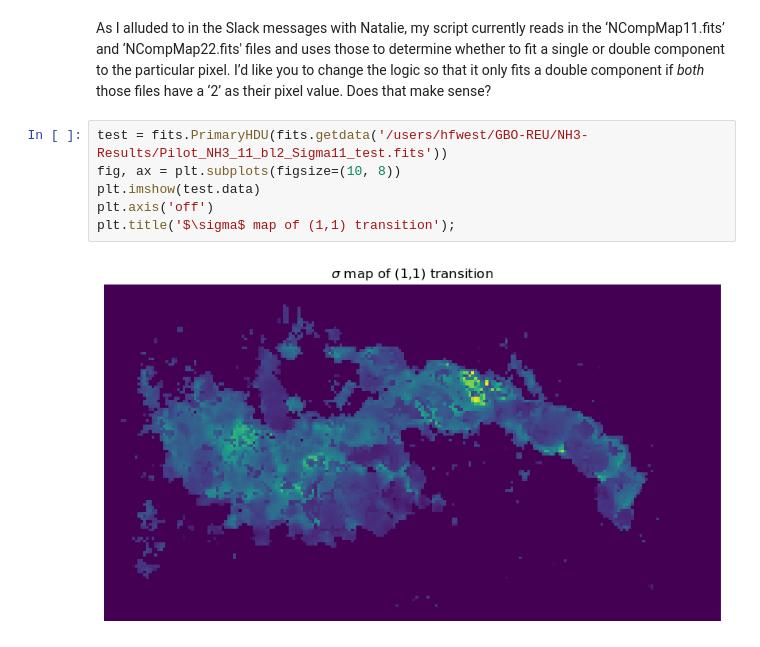
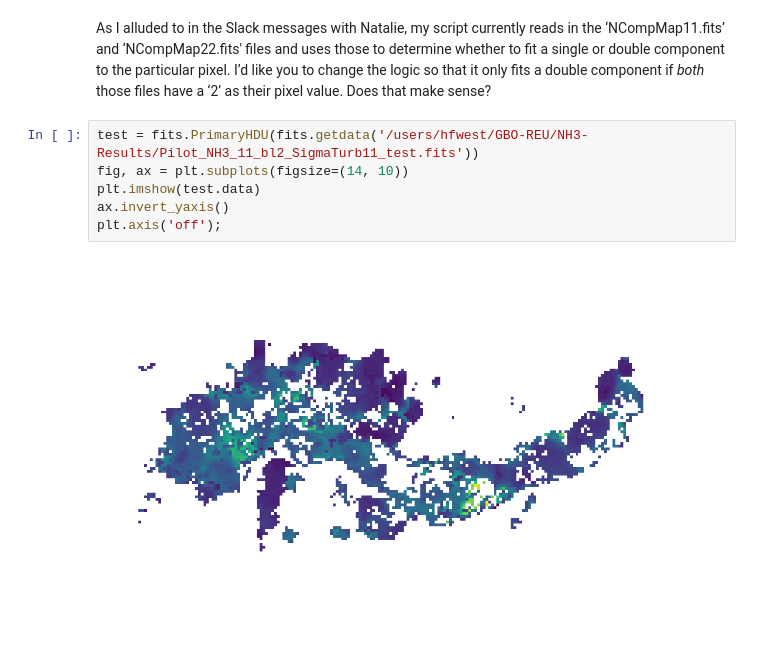
Before and after one commit to harrisonfwest/GBO-REU, a Jupyter notebook: Notebooks/NH3-Fitting.ipynb, the cells around one changed output. Cells and saved outputs as stored; diff of their text form.

```diff
--- a/Notebooks/NH3-Fitting.ipynb
+++ b/Notebooks/NH3-Fitting.ipynb
@@ -491,10 +482,10 @@ ResidCube22hdu.writeto(datadir+'Pilot_NH3_11_bl2_ResidCube22'+suffixout+'.fits',
 # %% [markdown]
 As I alluded to in the Slack messages with Natalie, my script currently reads in the ‘NCompMap11.fits’ and ‘NCompMap22.fits' files and uses those to determine whether to fit a single or double component to the particular pixel. I’d like you to change the logic so that it only fits a double component if *both* those files have a ‘2’ as their pixel value. Does that make sense?
 # %%
-test = fits.PrimaryHDU(fits.getdata('/users/hfwest/GBO-REU/NH3-Results/Pilot_NH3_11_bl2_Sigma11_test.fits'))
-fig, ax = plt.subplots(figsize=(10, 8))
+test = fits.PrimaryHDU(fits.getdata('/users/hfwest/GBO-REU/NH3-Results/Pilot_NH3_11_bl2_SigmaTurb11_test.fits'))
+fig, ax = plt.subplots(figsize=(14, 10))
 plt.imshow(test.data)
-plt.axis('off')
-plt.title('$\sigma$ map of (1,1) transition');
+ax.invert_yaxis()
+plt.axis('off');
 # %% [output]
-[figure, old version]
+[figure, new version]
```
Also changed, not shown: parts of 5 cells of this notebook, 1 other file.
